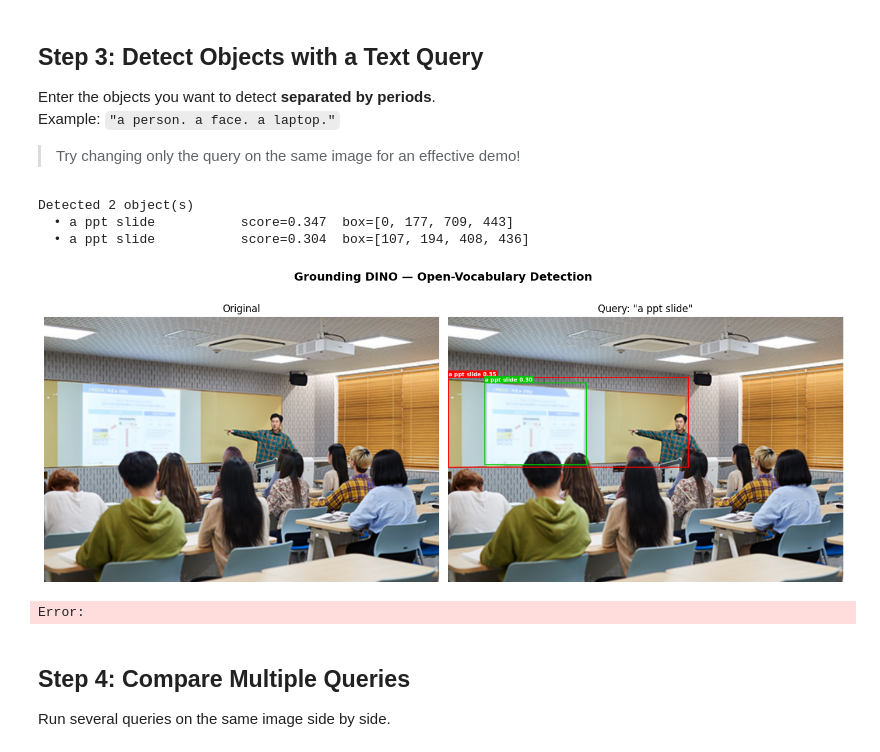
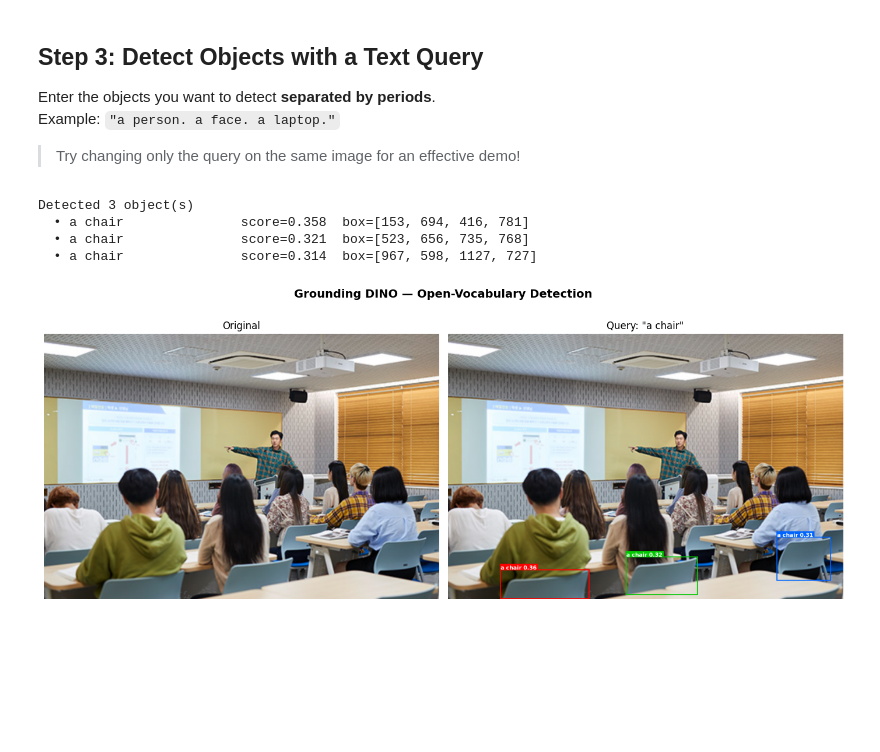
Before and after one commit to nkw011/xai506_deeplearning, a Jupyter notebook: notebook_grounding_dino.ipynb, the cells around one changed output. Cells and saved outputs as stored; diff of their text form; code cells hidden in the pictures; blank space fills up the shorter version.

```diff
--- a/notebook_grounding_dino.ipynb
+++ b/notebook_grounding_dino.ipynb
@@ -96,41 +57,37 @@ Example: `"a person. a face. a laptop."`
 from utils.visualization import draw_boxes_on_image
 
 # ─── Edit here ───────────────────────────────────────────────────────────────
-TEXT_QUERY    = "a ppt slide"
+TEXT_QUERY    = "a chair"
 BOX_THRESHOLD = 0.3    # detections below this score are discarded (lower = more detections)
 TEXT_THRESHOLD = 0.25
 # ─────────────────────────────────────────────────────────────────────────────
 
 boxes, scores, labels = dino.predict(
     image, TEXT_QUERY,
     box_threshold=BOX_THRESHOLD,
     text_threshold=TEXT_THRESHOLD,
 )
 
 print(f"Detected {len(boxes)} object(s)")
 for label, score, box in zip(labels, scores, boxes):
     print(f"  • {label:<20s}  score={score:.3f}  box={[round(v) for v in box]}")
 
 # Visualize
 if boxes:
     result = draw_boxes_on_image(image, boxes, scores, labels)
 else:
     result = image
     print("No objects detected — try lowering the threshold or changing the query.")
 
 fig, axes = plt.subplots(1, 2, figsize=(14, 6))
 axes[0].imshow(image);  axes[0].set_title("Original"); axes[0].axis('off')
 axes[1].imshow(result); axes[1].set_title(f'Query: "{TEXT_QUERY}"'); axes[1].axis('off')
 plt.suptitle("Grounding DINO — Open-Vocabulary Detection", fontsize=14, fontweight='bold')
 plt.tight_layout()
 plt.show()
 # %% [output]
-Detected 2 object(s)
-  • a ppt slide           score=0.347  box=[0, 177, 709, 443]
-  • a ppt slide           score=0.304  box=[107, 194, 408, 436]
+Detected 3 object(s)
+  • a chair               score=0.358  box=[153, 694, 416, 781]
+  • a chair               score=0.321  box=[523, 656, 735, 768]
+  • a chair               score=0.314  box=[967, 598, 1127, 727]
-[figure, old version]
+[figure, new version]
-Error:
-# %% [markdown]
-## Step 4: Compare Multiple Queries
-
-Run several queries on the same image side by side.
```
Also changed, not shown: parts of 5 cells of this notebook, 4 other files.
